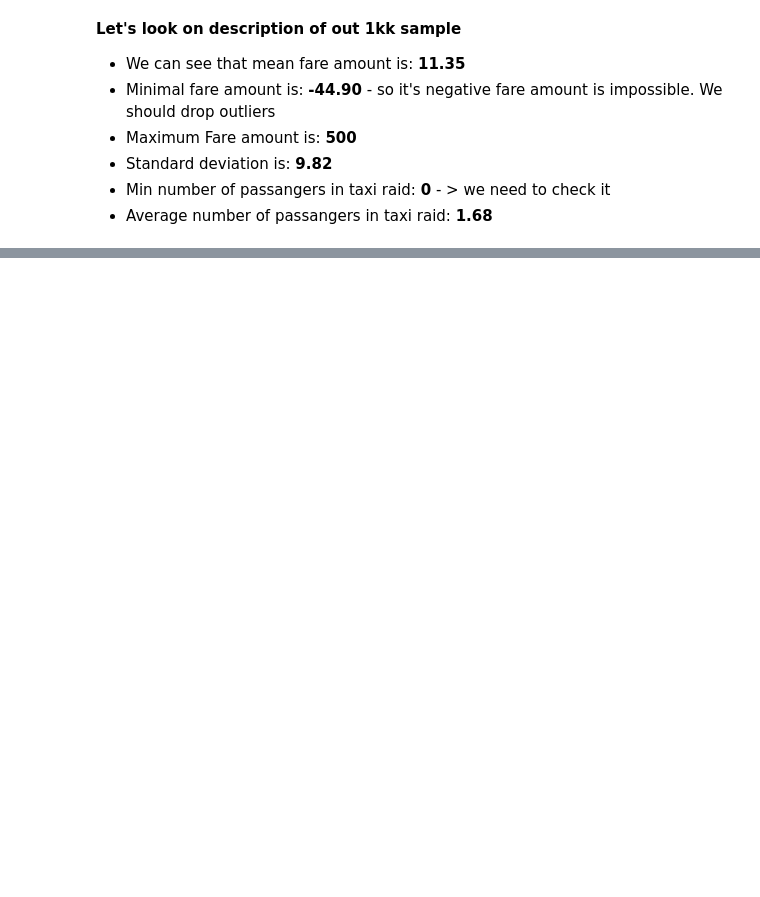
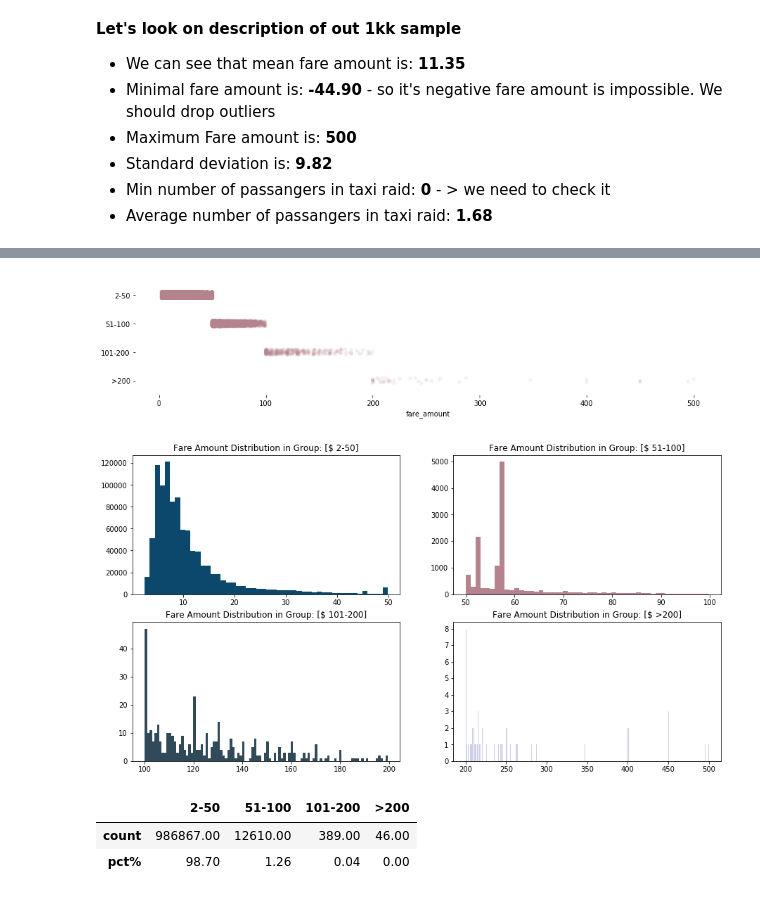
Before and after one commit to JakubPluta/EDA-ML, a Jupyter notebook: New York City - EDA of Taxi Fare.ipynb, the cells around one changed output, grey strips where cells are left out. Drawn from its saved outputs; the diff is of its cells as text; code cells hidden in the pictures; blank space fills up the shorter version.

```diff
--- a/New York City - EDA of Taxi Fare.ipynb
+++ b/New York City - EDA of Taxi Fare.ipynb
@@ -106,0 +111,16 @@ sns
+# %%
+plt.figure(figsize=(15,3))
+s1 = sns.stripplot(y='fare_group',x='fare_amount',data = train,
+                   jitter=True,
+                   marker='o',
+                   alpha=0.12,
+                   color='#B5838D')
+sns.despine(left=True,bottom=True)
+f,ax = plt.subplots(2,2,figsize=(15,8))
+train[train['fare_group']==fg[0]]['fare_amount'].hist(color='#0B486B',grid=False,ax=ax[0][0],bins=48).set_title(f'Fare Amount Distribution in Group: [$ {fg[0]}]')
+train[train['fare_group']==fg[1]]['fare_amount'].hist(color='#B5838D',grid=False,ax=ax[0][1],bins=50).set_title(f'Fare Amount Distribution in Group: [$ {fg[1]}]')
+train[train['fare_group']==fg[2]]['fare_amount'].hist(color='#314A59',grid=False,ax=ax[1][0],bins=100).set_title(f'Fare Amount Distribution in Group: [$ {fg[2]}]')
+train[train['fare_group']==fg[3]]['fare_amount'].hist(color='#CFCFEA',grid=False,ax=ax[1][1],bins=300).set_title(f'Fare Amount Distribution in Group: [$ {fg[3]}]');
+# %% [output]
+[figure, added]
+[figure, added]
@@ -106,0 +130,8 @@ sns
+# %%
+f_grp = pd.concat([f_p,f_pct],axis=1)
+f_grp.columns=['count','pct%']
+f_grp.T
+# %% [output]
+|  | 2-50 | 51-100 | 101-200 | >200 |
+| count | 986867.00 | 12610.00 | 389.00 | 46.00 |
+| pct% | 98.70 | 1.26 | 0.04 | 0.00 |
```
Also changed, not shown: parts of 9 cells of this notebook.
